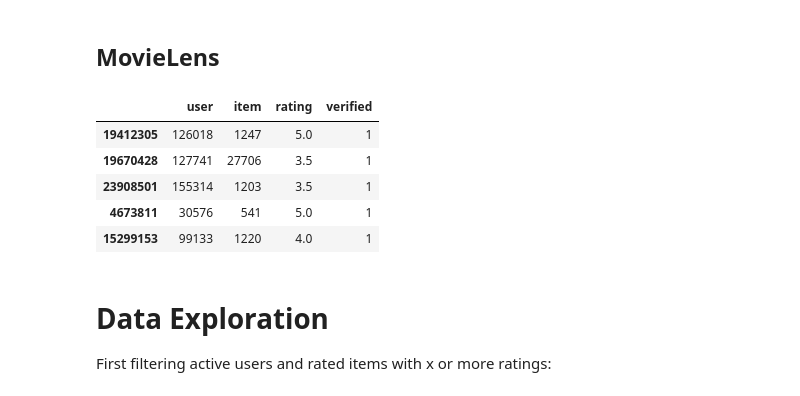
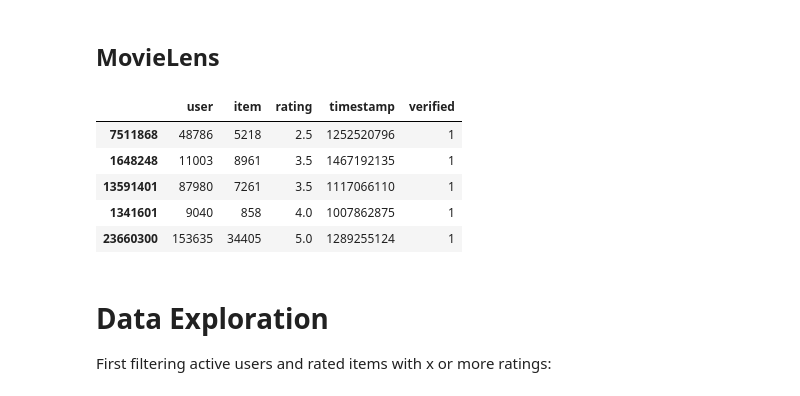
Before and after one commit to ROpdam/recommender_comparison, a Jupyter notebook: BPR.ipynb, the cells around one changed output. Saved outputs shown, nothing was run; the diff lists cells and outputs as text; code cells hidden in the pictures.

```diff
--- a/BPR.ipynb
+++ b/BPR.ipynb
@@ -46,13 +37,24 @@ file_name = 'ml_07m'
+# %%
+# Full data
+# file_name = '25m_ml'
+
+# 2m subset
+file_name = '2m-ml'
+# With 3.0 as rating threshold for a 1
+# file_name = '2m-ml_3_r_thres'
+# 0.7m subset
+# file_name = 'ml_0.7_u_above_5'
 # %%
-df = pd.read_pickle(path + data_path + file_name)
+path = 'Data/'
+df = pd.read_pickle(path + file_name)
 df.head()
 # %% [output]
-|  | user | item | rating | verified |
-| 19412305 | 126018 | 1247 | 5.0 | 1 |
-| 19670428 | 127741 | 27706 | 3.5 | 1 |
-| 23908501 | 155314 | 1203 | 3.5 | 1 |
-| 4673811 | 30576 | 541 | 5.0 | 1 |
-| 15299153 | 99133 | 1220 | 4.0 | 1 |
+|  | user | item | rating | timestamp | verified |
+| 7511868 | 48786 | 5218 | 2.5 | 1252520796 | 1 |
+| 1648248 | 11003 | 8961 | 3.5 | 1467192135 | 1 |
+| 13591401 | 87980 | 7261 | 3.5 | 1117066110 | 1 |
+| 1341601 | 9040 | 858 | 4.0 | 1007862875 | 1 |
+| 23660300 | 153635 | 34405 | 5.0 | 1289255124 | 1 |
 # %% [markdown]
 # Data Exploration
 
```
Also changed, not shown: parts of 16 cells of this notebook, 2 other files.
